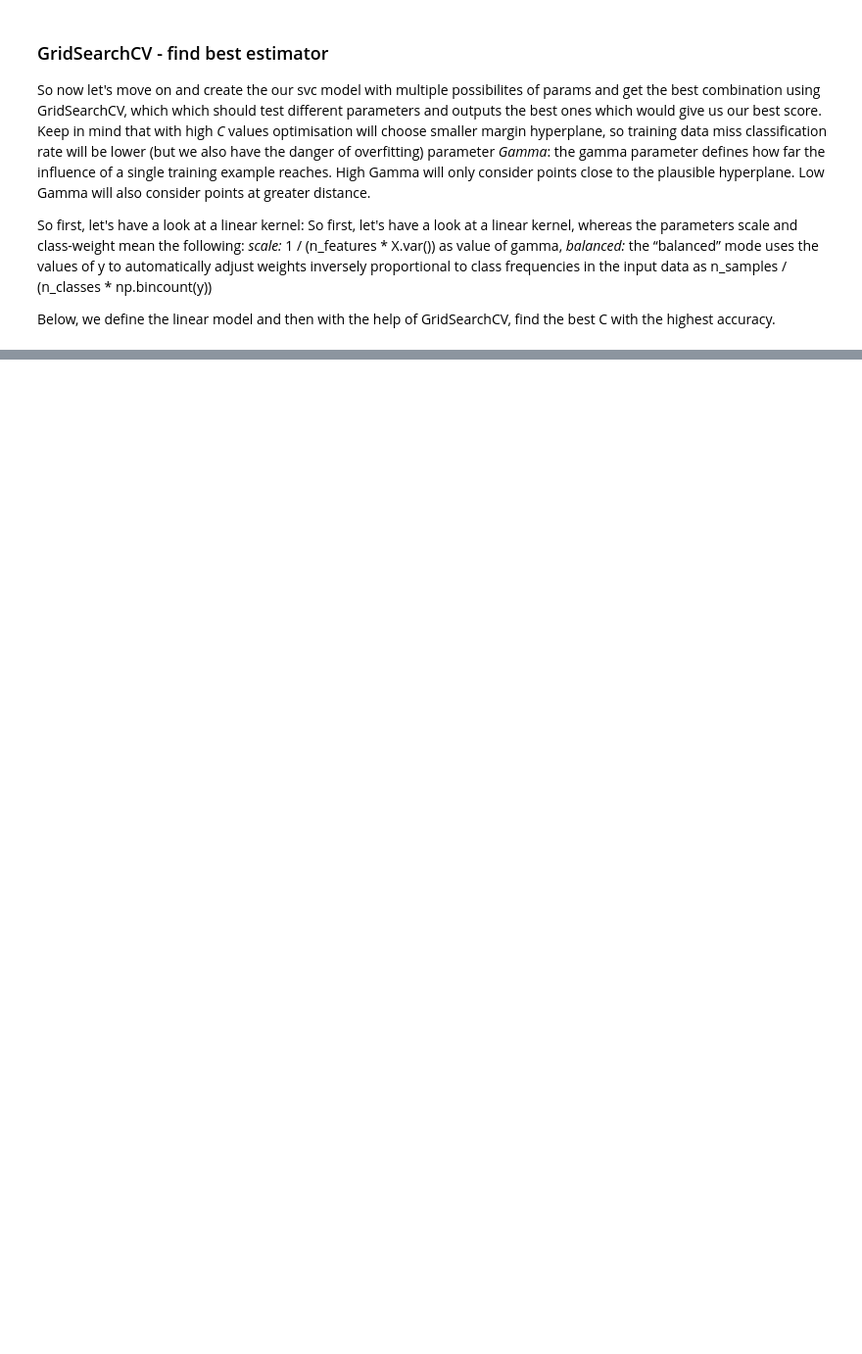
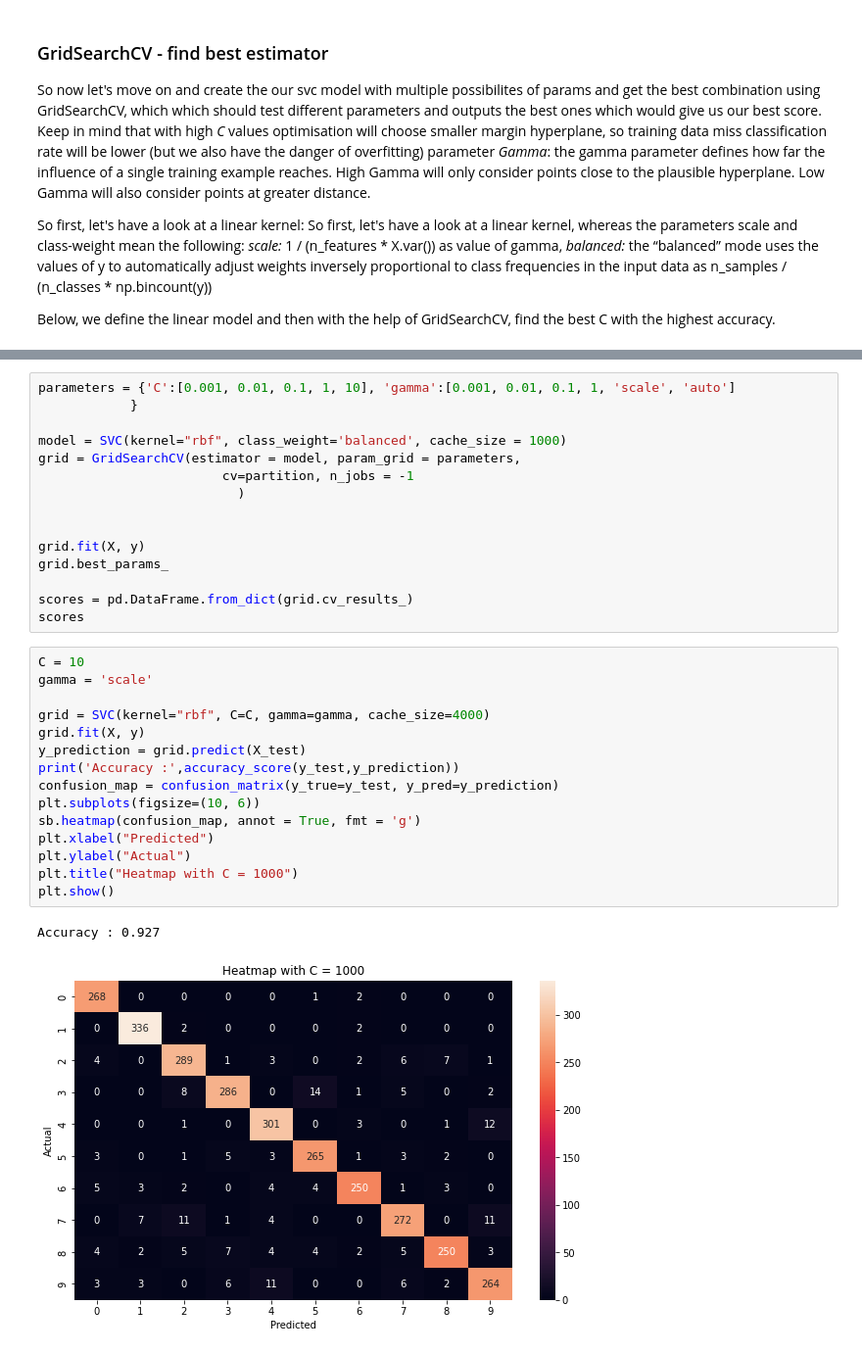
Before and after one commit to anninahelmy/PatternRecognition_FS22, a Jupyter notebook: a/2a.ipynb, the cells around one changed output, grey strips where cells are left out. Shown at 98% size. Cells and saved outputs as stored; diff of their text form; blank space fills up the shorter version.

```diff
--- a/a/2a.ipynb
+++ b/a/2a.ipynb
@@ -207,0 +166,33 @@ Look at those bad values……… :(
+# %%
+parameters = {'C':[0.001, 0.01, 0.1, 1, 10], 'gamma':[0.001, 0.01, 0.1, 1, 'scale', 'auto']
+            }
+
+model = SVC(kernel="rbf", class_weight='balanced', cache_size = 1000)
+grid = GridSearchCV(estimator = model, param_grid = parameters,
+                        cv=partition, n_jobs = -1
+                          )
+
+
+grid.fit(X, y)
+grid.best_params_
+
+scores = pd.DataFrame.from_dict(grid.cv_results_)
+scores
+# %%
+C = 10
+gamma = 'scale'
+
+grid = SVC(kernel="rbf", C=C, gamma=gamma, cache_size=4000)
+grid.fit(X, y)
+y_prediction = grid.predict(X_test)
+print('Accuracy :',accuracy_score(y_test,y_prediction))
+confusion_map = confusion_matrix(y_true=y_test, y_pred=y_prediction)
+plt.subplots(figsize=(10, 6))
+sb.heatmap(confusion_map, annot = True, fmt = 'g')
+plt.xlabel("Predicted")
+plt.ylabel("Actual")
+plt.title("Heatmap with C = 1000")
+plt.show()
+# %% [output]
+Accuracy : 0.927
+[figure, added]
```
Also changed, not shown: parts of 13 cells of this notebook.
